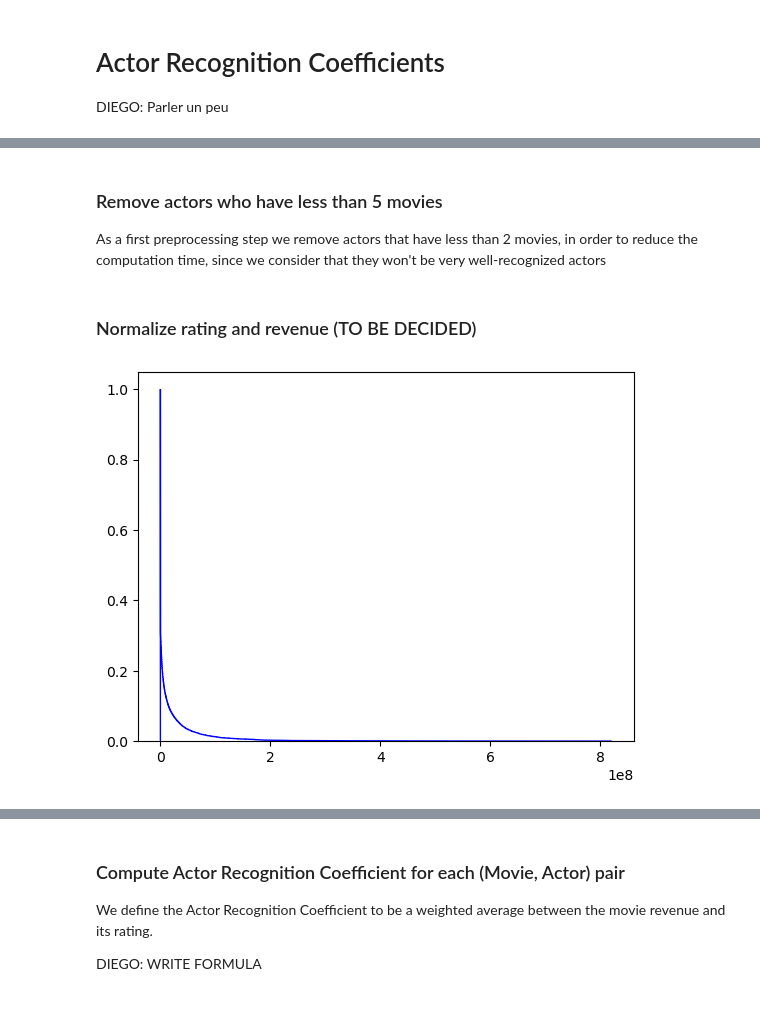
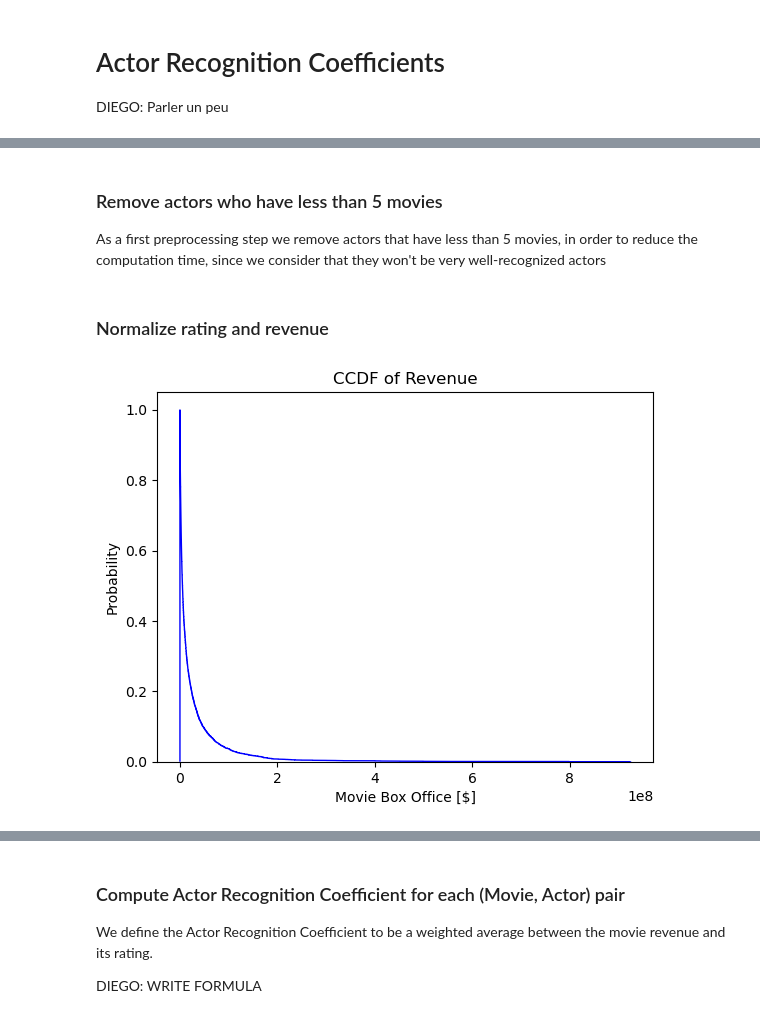
Before and after one commit to epfl-ada/ada-2023-project-pandateam23, a Jupyter notebook: Pico-Andre.ipynb, the cells around one changed output, grey strips where cells are left out. Saved outputs shown, nothing was run; the diff lists cells and outputs as text; code cells hidden in the pictures.

```diff
--- a/Pico-Andre.ipynb
+++ b/Pico-Andre.ipynb
@@ -60,10 +65,6 @@ TheMoviesDataset = pd.read_csv('./data/TheMoviesDataset/movies_metadata.csv')
 mojo_int1000 = pd.read_csv('./data/Mojo/boxofficemojointernationaltop1000.tsv', sep='\t')
 mojo_us1000 = pd.read_csv('./data/Mojo/boxofficemojoustop1000.tsv', sep='\t')
 inflation = pd.read_excel('./data/Inflation/Inflation-data.xlsx', sheet_name='hcpi_a')
-# %%
-TheMoviesDataset = pd.read_csv('./data/TheMoviesDataset/movies_metadata.csv')
-mojo_int1000 = pd.read_csv('./data/Mojo/boxofficemojointernationaltop1000.tsv', sep='\t')
-mojo_us1000 = pd.read_csv('./data/Mojo/boxofficemojoustop1000.tsv', sep='\t')
 # %%
 # Adding column names
 movie_columns = ["Wikipedia movie ID", "Freebase movie ID", "Movie name", "Movie release date", "Movie box office revenue", "Movie runtime", "Movie languages (Freebase ID:name tuples)", "Movie countries (Freebase ID:name tuples)", "Movie genres (Freebase ID:name tuples)"]
@@ -131,8 +132,6 @@ IMDb_combined_mean.reset_index(inplace=True)
 
 # Merge IMDb ratings with the movies and actors dataframe
 movie_actor_IMDb = pd.merge(movie_actor,IMDb_combined_mean[['title_lower','averageRating']],on='title_lower')
-# %%
-movie_actor_IMDb = pd.merge(movie_actor,IMDb_combined_mean[['title_lower','averageRating']],on='title_lower')
 # %% [markdown]
 ### Enrich dataframe with other datasets
 # %%
@@ -253,22 +253,27 @@ conserved_df.head(2)
 # %% [markdown]
 ### Remove actors who have less than 5 movies
-As a first preprocessing step we remove actors that have less than 2 movies, in order to reduce the computation time, since we consider that they won't be very well-recognized actors
+As a first preprocessing step we remove actors that have less than 5 movies, in order to reduce the computation time, since we consider that they won't be very well-recognized actors
 # %%
 # Remove actors who have less than 5 movies
 actor_movie_counts = conserved_df['Actor Name'].value_counts()
-actors_with_10_or_more_movies = actor_movie_counts[actor_movie_counts >= 20].index
-filtered_df = conserved_df[conserved_df['Actor Name'].isin(actors_with_10_or_more_movies)]
+actors_with_5_or_more_movies = actor_movie_counts[actor_movie_counts >= 5].index
+filtered_df = conserved_df[conserved_df['Actor Name'].isin(actors_with_5_or_more_movies)]
 # %% [markdown]
-### Normalize rating and revenue (TO BE DECIDED)
+### Normalize rating and revenue
 # %%
 # Showing that revenue is heavy-tailed right skewed
-# filtered_df.hist(['Revenue'],bins=20)
-revenue_array = plt.hist(filtered_df['Revenue'], bins=1000000, density=True, cumulative=-1,
+
+# Remove zeros Revenues (missing revenues)
+filtered_df_no_0s = filtered_df[filtered_df['Revenue'] > 1]
+
+revenue_array = plt.hist(filtered_df_no_0s['Revenue'], bins=1000000, density=True, cumulative=-1,
                                color='blue', histtype='step', label="Revenue")
+plt.xlabel('Movie Box Office [$]')
+plt.ylabel('Probability')
+plt.title('CCDF of Revenue')
 plt.show()
-# NEED A BETTERRR VISUALIZATIONN !!  CCDF??
 # %% [output]
-[figure, old version]
+[figure, new version]
 # %%
 plt.plot(revenue_array[1][1:], revenue_array[0], label="Left-handed pitchers", color='blue')
 plt.xscale('log')
```
Also changed, not shown: parts of 33 cells of this notebook.
